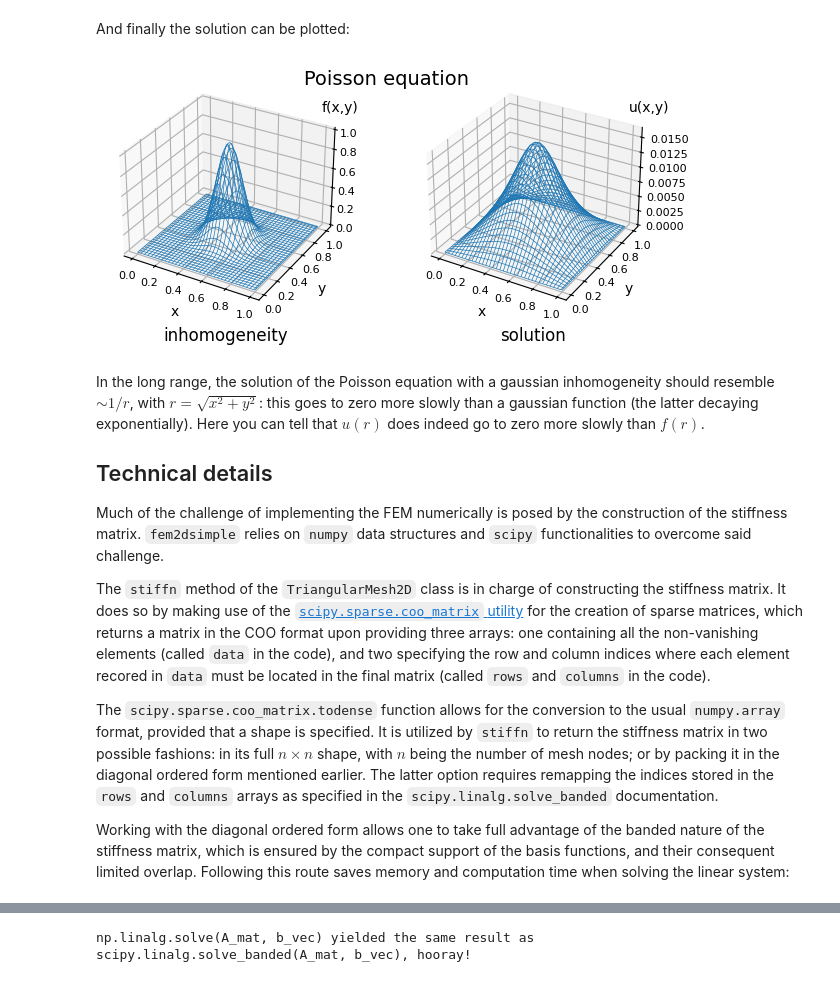
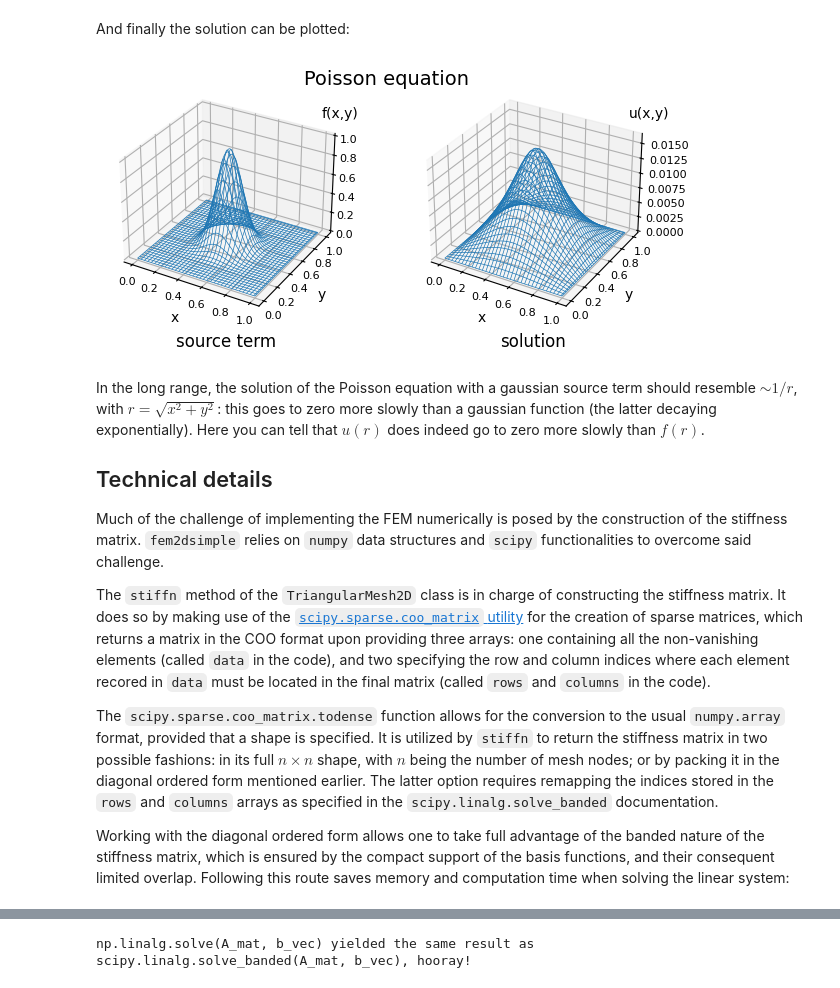
Before and after one commit to vacondio/py-fem-2d-simple, a Jupyter notebook: notebooks/README.ipynb, the cells around one changed output, grey strips where cells are left out. Cells and saved outputs as stored; diff of their text form; code cells hidden in the pictures.

Commit message:
Replace inhomogeneity -> source term

```diff
--- a/notebooks/README.ipynb
+++ b/notebooks/README.ipynb
@@ -109,39 +109,39 @@ import matplotlib.pyplot as plt
 nx, ny, nodes = mesh.nx, mesh.ny, mesh.nodes
 X = nodes[:,0].reshape(ny,nx)
 Y = nodes[:,1].reshape(ny,nx)
 
 fig = plt.figure(figsize=(6.4, 3.0))
-fig.suptitle("Poisson equation", y= 0.95, fontsize=14)
+fig.suptitle("Poisson equation", y= 0.97, fontsize=14)
 
-# first subplot: f(x, y), inhomogeneity of the Poisson equation
+# first subplot: f(x, y), source term of the Poisson equation
 Z = f(nodes).reshape(ny,nx)
 
 ax = fig.add_axes((0.0, 0.13, 0.5, 0.8), projection='3d')
-ax.set_title("inhomogeneity", y=-0.15)
+ax.set_title("source term", y=-0.15)
 ax.tick_params(labelsize=8, pad=-2)
 ax.set_xlabel('x', labelpad=-4)
 ax.set_ylabel('y', labelpad=-4)
 ax.text2D(0.90, 0.85, "f(x,y)", transform=ax.transAxes)
 ax.plot_wireframe(X, Y, Z, linewidths=0.5)
 
 # second subplot: u, solution of the linear system
 Z = u.reshape(ny,nx)
 
 ax = fig.add_axes((0.48, 0.13, 0.5, 0.8), projection='3d')
 ax.set_title("solution", y=-0.15)
 ax.tick_params(labelsize=8, pad=-2)
 ax.tick_params('z', pad=4)
 ax.set_xlabel('x', labelpad=-4)
 ax.set_ylabel('y', labelpad=-4)
 ax.text2D(0.90, 0.85, "u(x,y)", transform=ax.transAxes)
 ax.plot_wireframe(X, Y, Z, linewidths=0.5)
 
 # plt.savefig("poisson.png")
 plt.show()
 # %% [output]
-[figure, old version]
+[figure, new version]
 # %% [markdown]
-In the long range, the solution of the Poisson equation with a gaussian inhomogeneity should resemble $\sim 1/r$, with $r=\sqrt{x^2+y^2}$: this goes to zero more slowly than a gaussian function (the latter decaying exponentially).  Here you can tell that $u(r)$ does indeed go to zero more slowly than $f(r)$.
+In the long range, the solution of the Poisson equation with a gaussian source term should resemble $\sim 1/r$, with $r=\sqrt{x^2+y^2}$: this goes to zero more slowly than a gaussian function (the latter decaying exponentially).  Here you can tell that $u(r)$ does indeed go to zero more slowly than $f(r)$.
 
 Technical details
 -----------------
```
Also changed, not shown: parts of 3 cells of this notebook, 6 other files.
